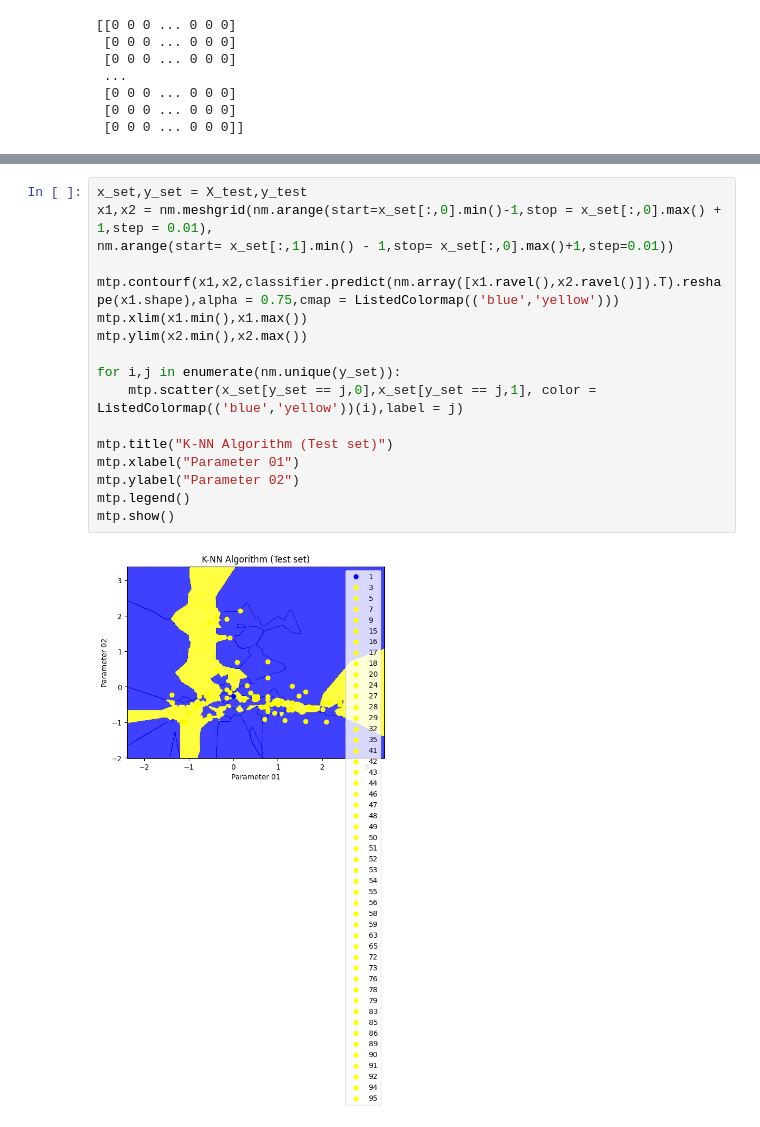
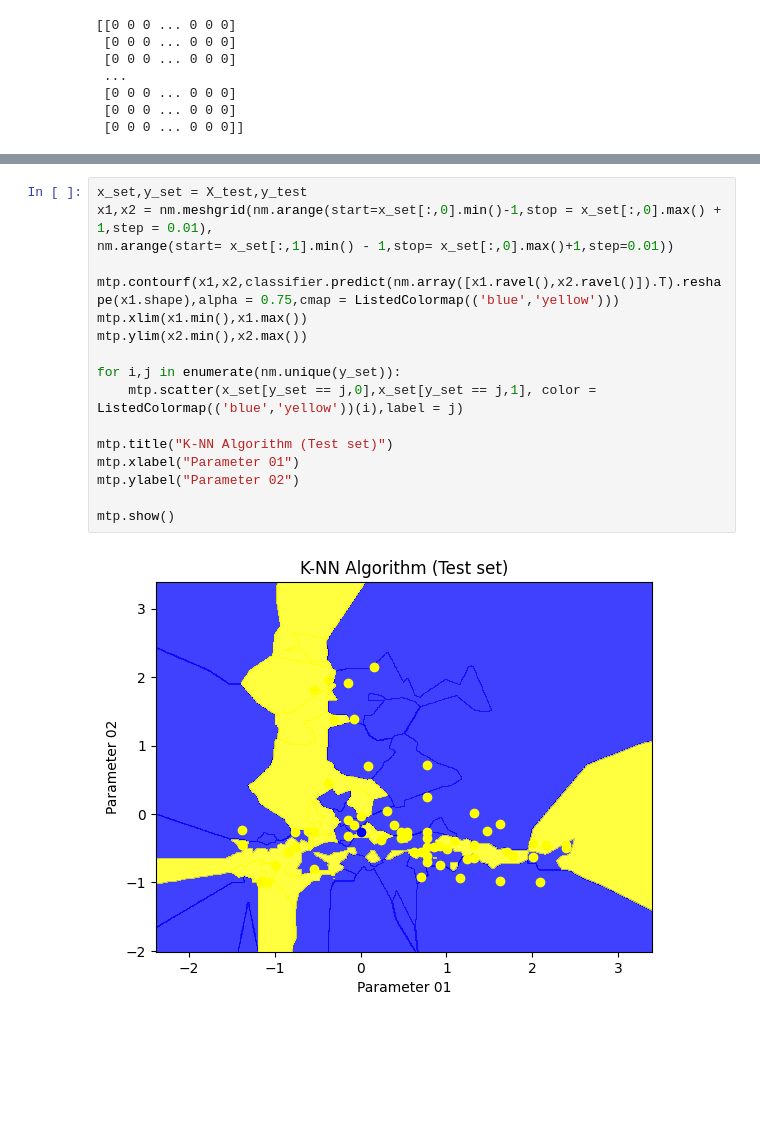
Before and after one commit to aswanthanoop/model_training, a Jupyter notebook: knearest_neighbour_algorithm.ipynb, the cells around one changed output, grey strips where cells are left out. Cells and saved outputs as stored; diff of their text form; blank space fills up the shorter version.

```diff
--- a/knearest_neighbour_algorithm.ipynb
+++ b/knearest_neighbour_algorithm.ipynb
@@ -63,19 +63,19 @@ mtp.show()
 # %%
 x_set,y_set = X_test,y_test
 x1,x2 = nm.meshgrid(nm.arange(start=x_set[:,0].min()-1,stop = x_set[:,0].max() + 1,step = 0.01),
 nm.arange(start= x_set[:,1].min() - 1,stop= x_set[:,0].max()+1,step=0.01))
 
 mtp.contourf(x1,x2,classifier.predict(nm.array([x1.ravel(),x2.ravel()]).T).reshape(x1.shape),alpha = 0.75,cmap = ListedColormap(('blue','yellow')))
 mtp.xlim(x1.min(),x1.max())
 mtp.ylim(x2.min(),x2.max())
 
 for i,j in enumerate(nm.unique(y_set)):
     mtp.scatter(x_set[y_set == j,0],x_set[y_set == j,1], color = ListedColormap(('blue','yellow'))(i),label = j)
 
 mtp.title("K-NN Algorithm (Test set)")
 mtp.xlabel("Parameter 01")
 mtp.ylabel("Parameter 02")
-mtp.legend()
+
 mtp.show()
 # %% [output]
-[figure, old version]
+[figure, new version]
```
Also changed, not shown: parts of 1 cell of this notebook, 11 other files.
